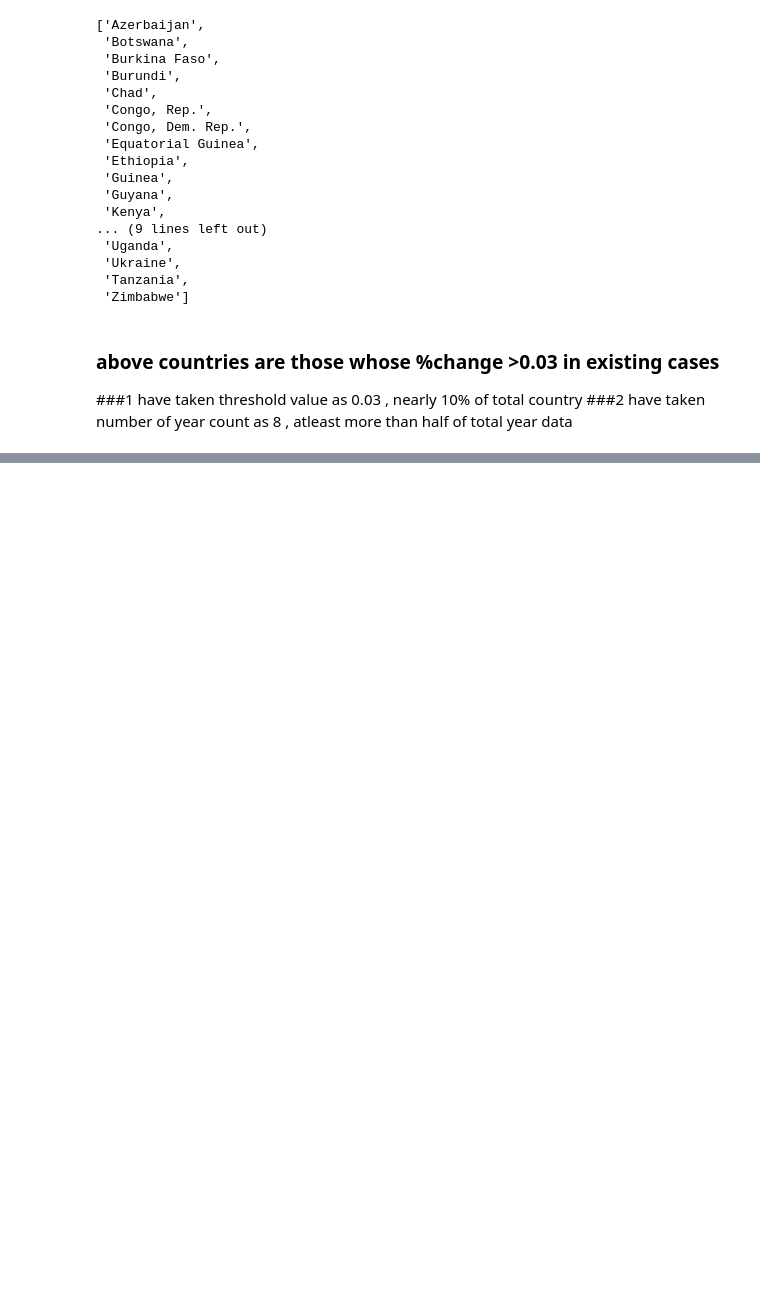
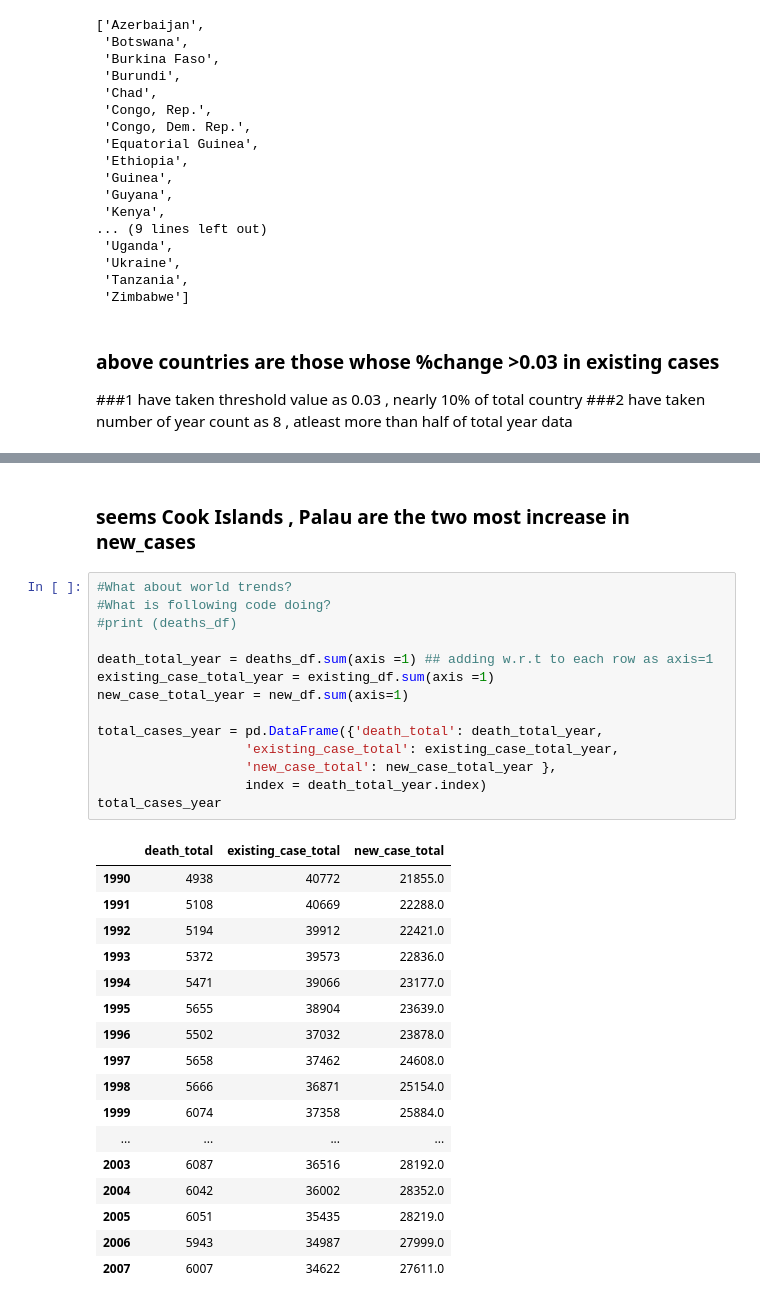
Before and after one commit to ranjeetgarodia/CaseStudy_EDA, a Jupyter notebook: CaseStudy_TB.ipynb, the cells around one changed output, grey strips where cells are left out. Drawn from its saved outputs; the diff is of its cells as text; blank space fills up the shorter version.

```diff
--- a/CaseStudy_TB.ipynb
+++ b/CaseStudy_TB.ipynb
@@ -228,0 +254,34 @@ above are the countries for whom %change >0.03 in the recent years :: 35
+# %% [markdown]
+### seems Cook Islands , Palau are the two most increase in new_cases
+# %%
+#What about world trends?
+#What is following code doing?
+#print (deaths_df)
+
+death_total_year = deaths_df.sum(axis =1) ## adding w.r.t to each row as axis=1
+existing_case_total_year = existing_df.sum(axis =1)
+new_case_total_year = new_df.sum(axis=1)
+
+total_cases_year = pd.DataFrame({'death_total': death_total_year,
+                   'existing_case_total': existing_case_total_year,
+                   'new_case_total': new_case_total_year },
+                   index = death_total_year.index)
+total_cases_year
+# %% [output]
+|  | death_total | existing_case_total | new_case_total |
+| 1990 | 4938 | 40772 | 21855.0 |
+| 1991 | 5108 | 40669 | 22288.0 |
+| 1992 | 5194 | 39912 | 22421.0 |
+| 1993 | 5372 | 39573 | 22836.0 |
+| 1994 | 5471 | 39066 | 23177.0 |
+| 1995 | 5655 | 38904 | 23639.0 |
+| 1996 | 5502 | 37032 | 23878.0 |
+| 1997 | 5658 | 37462 | 24608.0 |
+| 1998 | 5666 | 36871 | 25154.0 |
+| 1999 | 6074 | 37358 | 25884.0 |
+| ... | ... | ... | ... |
+| 2003 | 6087 | 36516 | 28192.0 |
+| 2004 | 6042 | 36002 | 28352.0 |
+| 2005 | 6051 | 35435 | 28219.0 |
+| 2006 | 5943 | 34987 | 27999.0 |
+| 2007 | 6007 | 34622 | 27611.0 |
```
Also changed, not shown: parts of 19 cells of this notebook.
